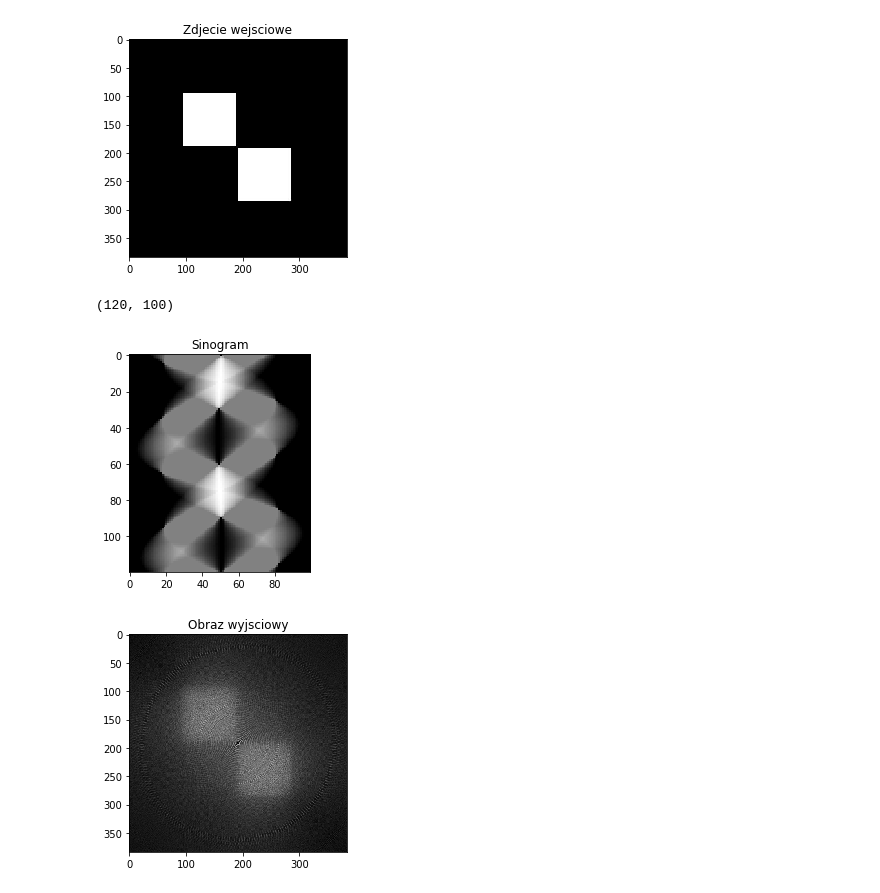
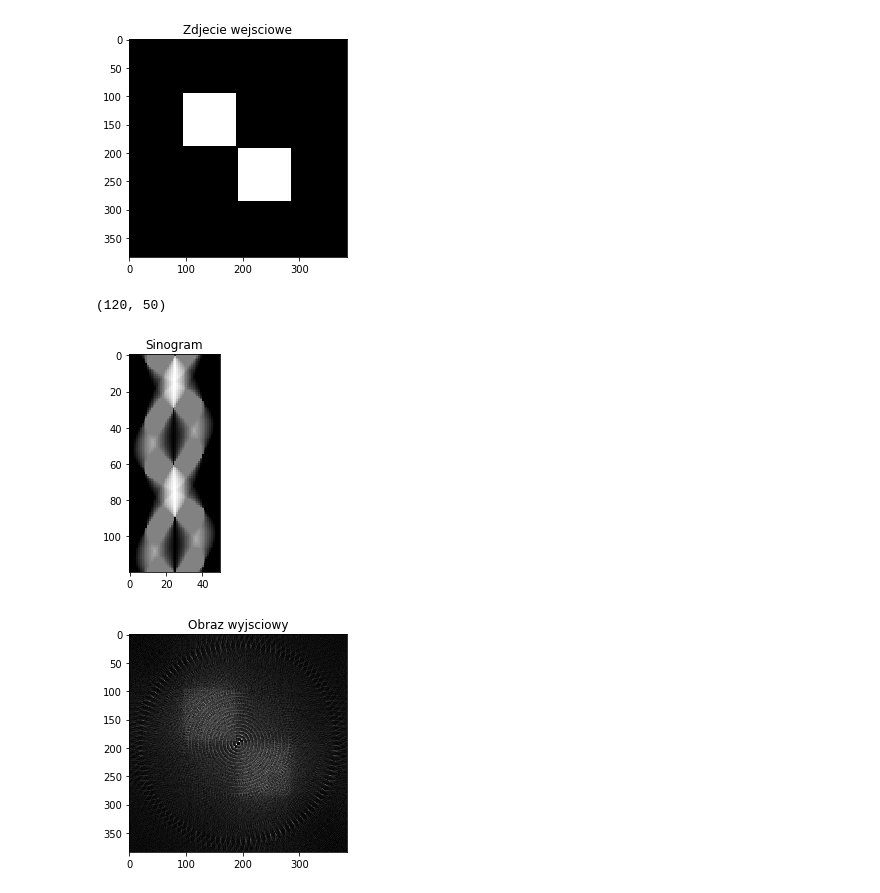
Before and after one commit to zimniakkajetan/IwM-tomograf, a Jupyter notebook: Untitled.ipynb, the cells around one changed output. Saved outputs shown, nothing was run; the diff lists cells and outputs as text; code cells hidden in the pictures.

```diff
--- a/Untitled.ipynb
+++ b/Untitled.ipynb
@@ -53,7 +53,7 @@ def bresenhamLine(x1, y1, x2, y2):
 
 
 def makeSinogram(pic):
-    numberOfDetectors = 100
+    numberOfDetectors = 50
     alpha = 3
     rozpietosc = 90
     rozpietoscRadiany=rozpietosc*np.pi/180;
@@ -84,11 +84,14 @@ def makeSinogram(pic):
             pixel = np.float(0)
             pixLicz = int(0)
             for [x,y] in line:
-                if x >= 0 and y >= 0 and x < len(picture) and y < len(picture):
+                if x >= 0 and y >= 0 and x < pic_size and y < pic_size:
                     pixel += float(pic[int(x),int(y)])
                     pixLicz +=1
 
-            sinogram[-1].append(pixel/pixLicz)
+            if pixLicz>0 :
+                sinogram[-1].append(pixel/pixLicz)
+            else :
+                sinogram[-1].append(0)
             lines[-1].append([x0, y0, x1, y1])
 
     return sinogram, lines
@@ -101,33 +104,33 @@ def makePicture(sinog, lines, pic):
         for j in range(0, b, 1):
             x0,y0,x1,y1 = lines[i][j]
             line = bresenhamLine(x0, y0, x1, y1)
             for [x,y] in line:
                 if x >= 0 and y >= 0 and x < np.shape(pic)[0] and y < np.shape(pic)[1]:
                     picture2[int(x)][int(y)] += sinog[i][j]
 
     return picture2
 
 if __name__ == "__main__":
 
     picture = rgb2gray(io.imread("foto1/Kwadraty2.jpg"))
 
     plt.figure()
     plt.title("Zdjecie wejsciowe")
     plt.imshow(picture, cmap='gray')
     plt.show()
 
     sinogramP, lines = makeSinogram(picture)
     print(np.shape(sinogramP))
     plt.title("Sinogram")
     plt.imshow(sinogramP,cmap='gray')
     plt.show()
 
     pic2 = makePicture(sinogramP, lines, picture)
     plt.title("Obraz wyjsciowy")
     plt.imshow(pic2,cmap='gray')
     plt.show()
 # %% [output]
 [figure]
-(120, 100)
+(120, 50)
-[figure, old version]
+[figure, new version]
-[figure, old version]
+[figure, new version]
```
